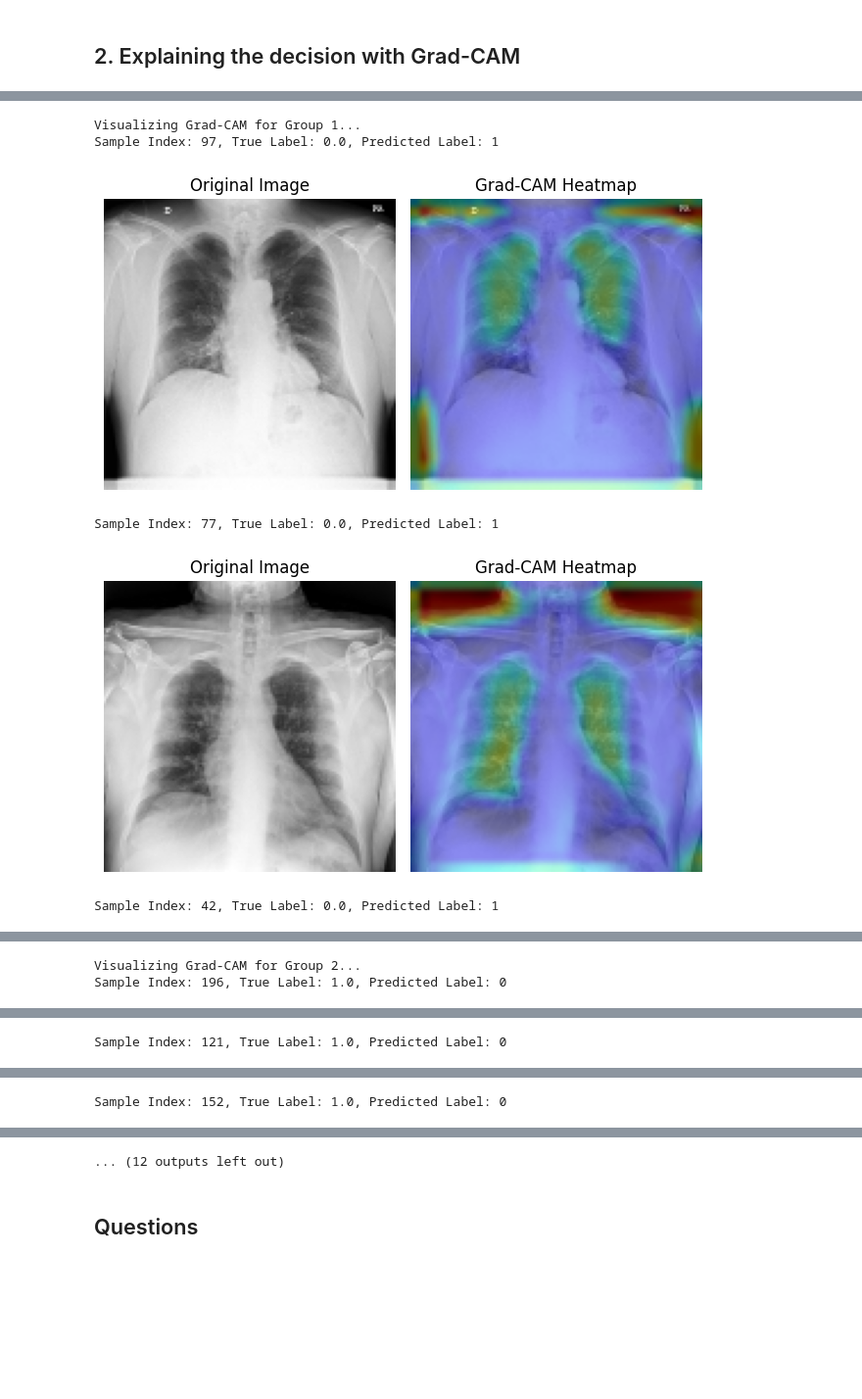
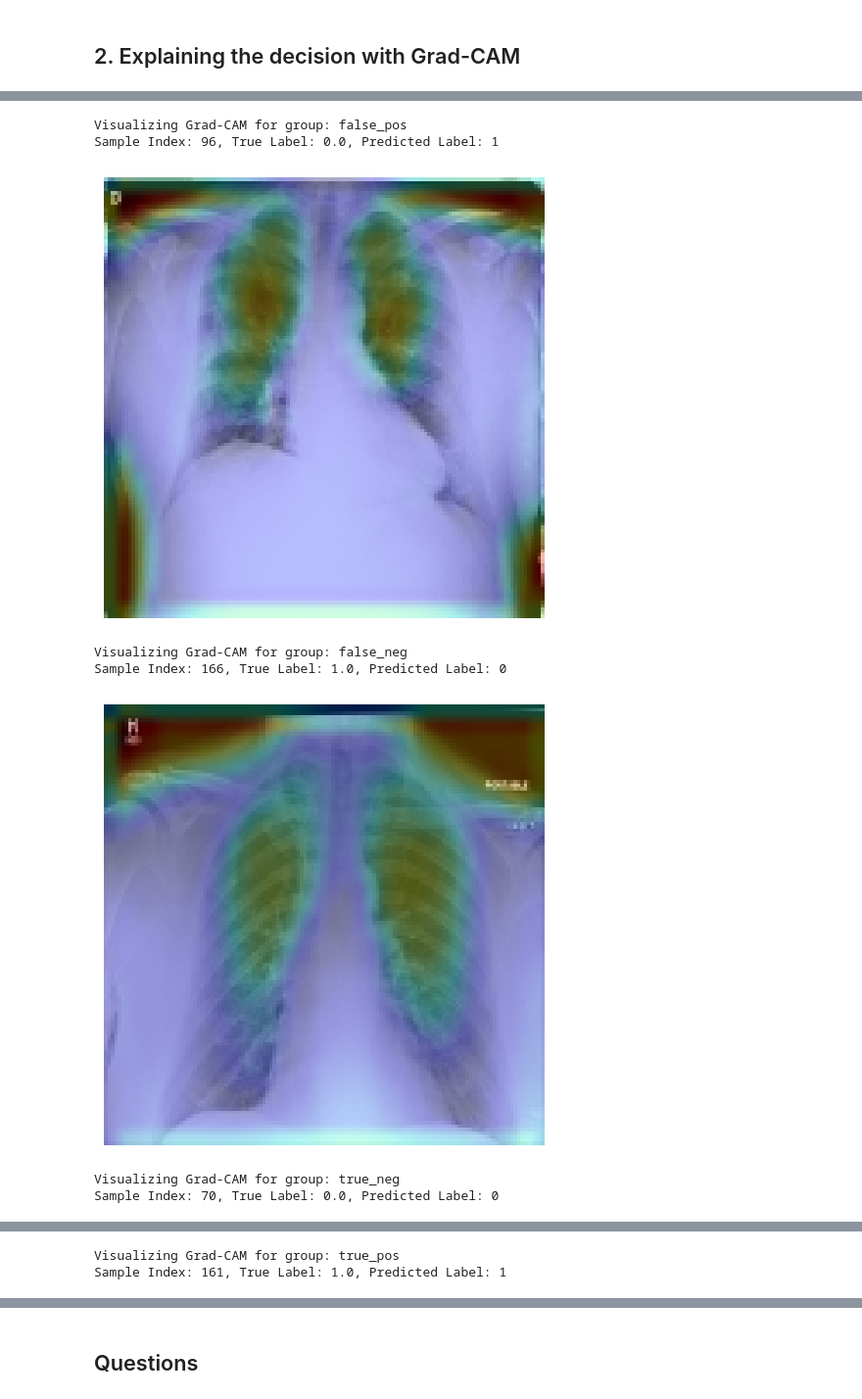
Before and after one commit to Lucmeister55/AI-project, a Jupyter notebook: Submission_group25/Package_group25/notebooks/task4.ipynb, the cells around one changed output, grey strips where cells are left out. Shown: that part at 98% size. Cells and saved outputs as stored; diff of their text form; code cells hidden in the pictures; blank space fills up the shorter version.

```diff
--- a/Submission_group25/Package_group25/notebooks/task4.ipynb
+++ b/Submission_group25/Package_group25/notebooks/task4.ipynb
@@ -218,7 +223,14 @@ group_2 = misclassified_indices[(all_test_labels[misclassified_indices] == 1) &
 group_3 = correctly_classified_indices[all_test_labels[correctly_classified_indices] == 0]  # True: 0, Pred: 0
 group_4 = correctly_classified_indices[all_test_labels[correctly_classified_indices] == 1]  # True: 1, Pred: 1
 
+groups = {
+    'false_pos': group_1,
+    'false_neg': group_2,
+    'true_neg': group_3,
+    'true_pos': group_4
+}
+
 # Print group sizes
-for i, group in enumerate([group_1, group_2, group_3, group_4], start=1):
-    print(f"Group {i}: {len(group)} samples")
+for name, group in groups.items():
+    print(f"{name}: {len(group)} samples")
 # %% [output]
@@ -230,32 +242,31 @@ Group 4: 86 samples
 # %%
-# Extract a few samples from each group and visualize their Grad-CAM explanations.
-
-def visualize_gradcam_for_groups(groups, all_test_images, all_test_labels, model, num_samples=3):
-    for i, group in enumerate(groups, start=1):
-        print(f"\nVisualizing Grad-CAM for Group {i}...")
-        for idx in random.sample(sorted(group), num_samples):  # Limit to `num_samples` per group
+def visualize_gradcam_for_groups(groups_dict, all_test_images, all_test_labels, model, num_samples=3, save_path=None):
+    for group_name, group in groups_dict.items():
+        print(f"\nVisualizing Grad-CAM for group: {group_name}")
+        for idx in random.sample(sorted(group), min(num_samples, len(group))):  # Avoid error if group is small
             test_image = all_test_images[idx]
             true_label = all_test_labels[idx]
 
-            # Preprocess the image for the model
             input_image = tf.expand_dims(test_image, axis=0)
 
-            # Generate Grad-CAM heatmap
             heatmap = make_gradcam_heatmap(input_image, model)
 
-            # Display the Grad-CAM heatmap
             print(f"Sample Index: {idx}, True Label: {true_label}, Predicted Label: {pred_labels[idx]}")
-            display_gradcam(test_image, heatmap)
 
-# Define the groups
-groups = [group_1, group_2, group_3, group_4]
+            full_save_path = None
+            if save_path is not None:
+                full_save_path = f"{save_path}_{group_name}.png"
+
+            display_gradcam(test_image, heatmap, only_heatmap = True, save_path=full_save_path)
 
 # Visualize Grad-CAM explanations for each group
-visualize_gradcam_for_groups(groups, all_test_images, all_test_labels, model)
+visualize_gradcam_for_groups(groups, all_test_images, all_test_labels, model, num_samples=1, save_path="../report/Images/gradcam")
 # %% [output]
-Visualizing Grad-CAM for Group 1...
-Sample Index: 97, True Label: 0.0, Predicted Label: 1
+Visualizing Grad-CAM for group: false_pos
+Sample Index: 96, True Label: 0.0, Predicted Label: 1
-[figure, old version]
+[figure, new version]
-Sample Index: 77, True Label: 0.0, Predicted Label: 1
+Visualizing Grad-CAM for group: false_neg
+Sample Index: 166, True Label: 1.0, Predicted Label: 0
-[figure, old version]
+[figure, new version]
-Sample Index: 42, True Label: 0.0, Predicted Label: 1
+Visualizing Grad-CAM for group: true_neg
+Sample Index: 70, True Label: 0.0, Predicted Label: 0
@@ -263,2 +274,2 @@ Sample Index: 42, True Label: 0.0, Predicted Label: 1
-Visualizing Grad-CAM for Group 2...
-Sample Index: 196, True Label: 1.0, Predicted Label: 0
+Visualizing Grad-CAM for group: true_pos
+Sample Index: 161, True Label: 1.0, Predicted Label: 1
@@ -266 +276,0 @@ Sample Index: 196, True Label: 1.0, Predicted Label: 0
-Sample Index: 121, True Label: 1.0, Predicted Label: 0
@@ -268 +276,0 @@ Sample Index: 121, True Label: 1.0, Predicted Label: 0
-Sample Index: 152, True Label: 1.0, Predicted Label: 0
@@ -270,4 +277,3 @@ Sample Index: 152, True Label: 1.0, Predicted Label: 0
-... (12 outputs left out)
 # %% [markdown]
 ## Questions
 # %% [markdown]
```
Also changed, not shown: parts of 5 cells of this notebook, 7 other files.
